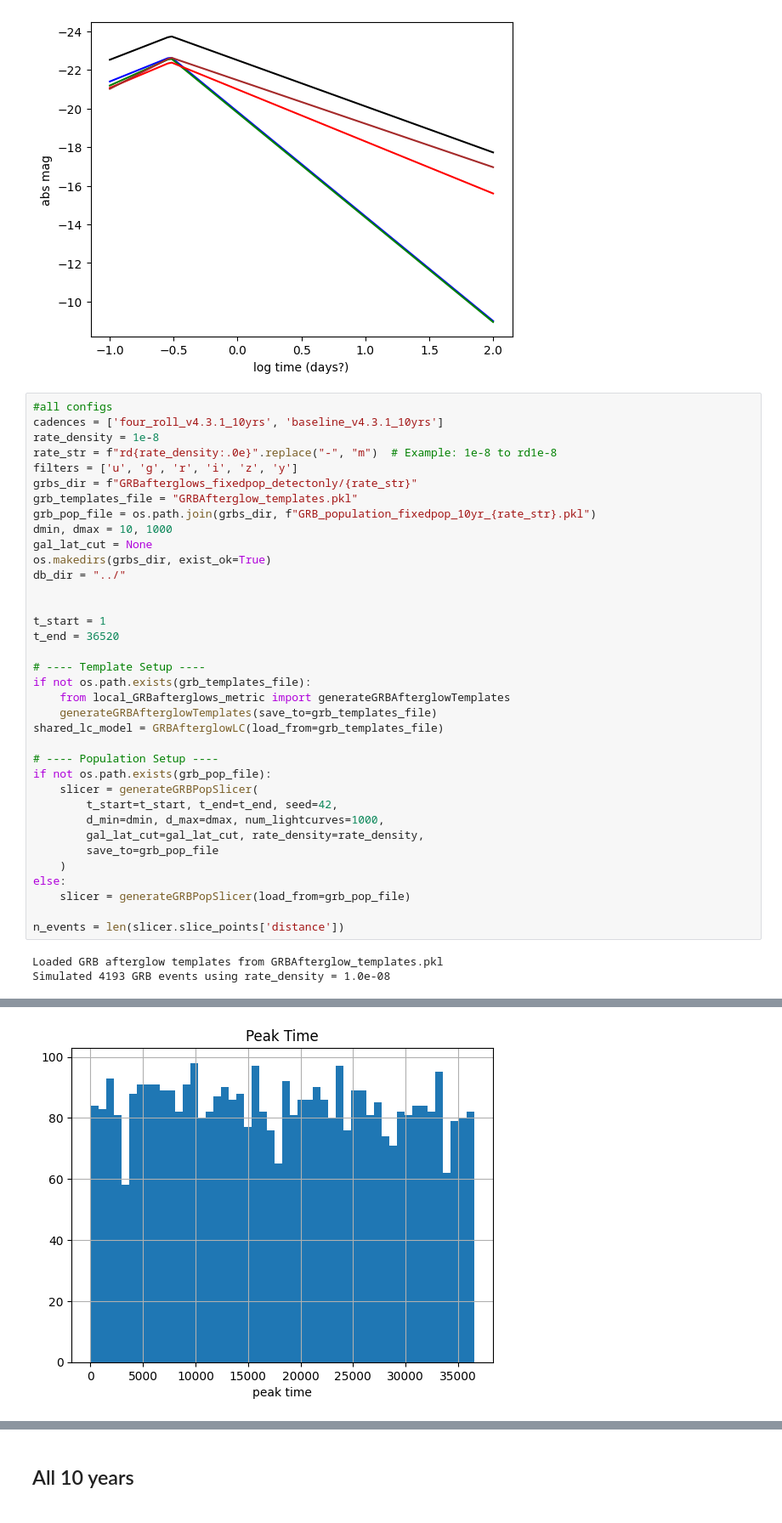
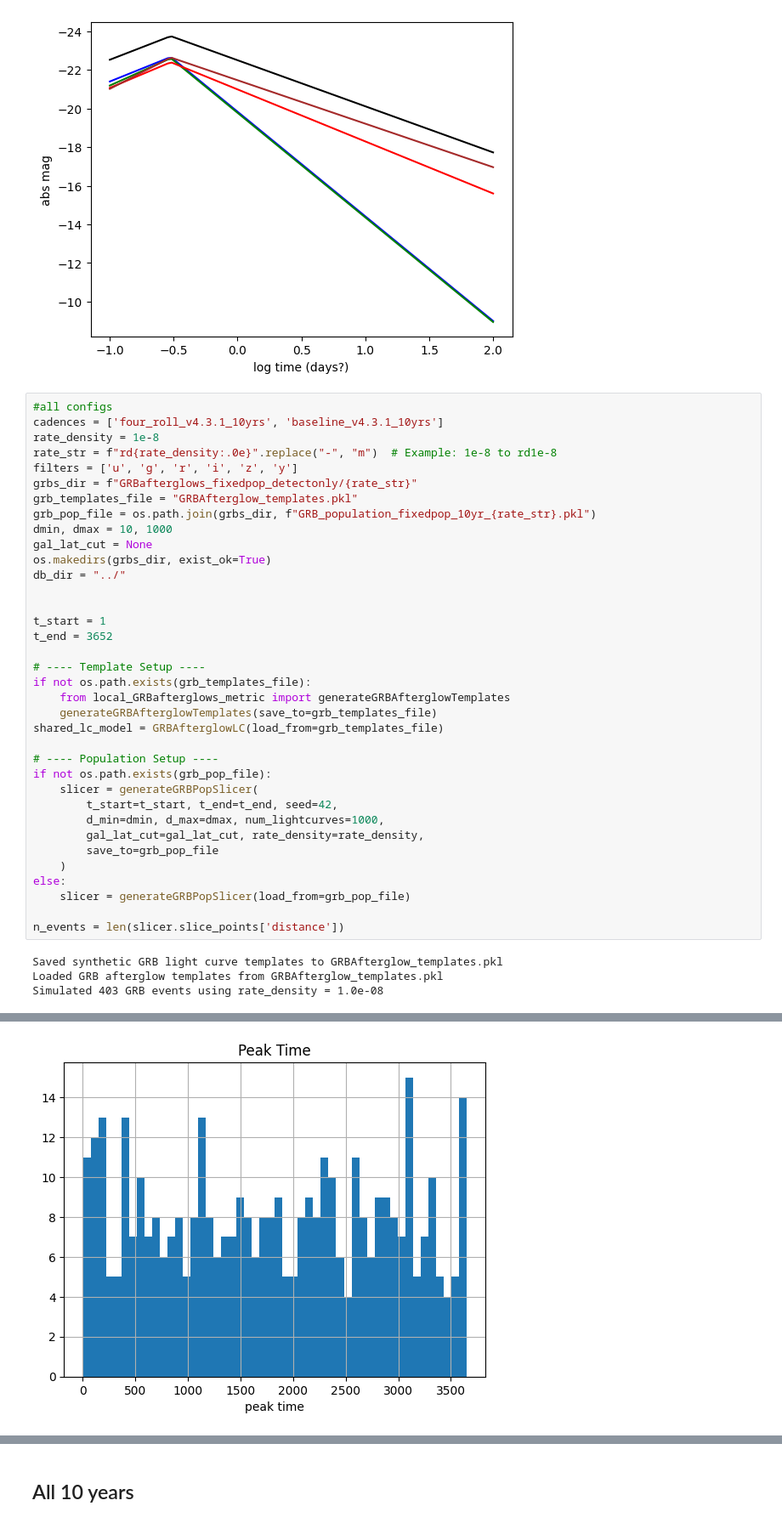
Before and after one commit to andra104/Multi_Transient_Metrics_Hub, a Jupyter notebook: GRBafterglows/working_local_fixedpop_GRBafterglows_script.ipynb, the cells around one changed output, grey strips where cells are left out. Shown at 85% size. Cells and saved outputs as stored; diff of their text form.

```diff
--- a/GRBafterglows/working_local_fixedpop_GRBafterglows_script.ipynb
+++ b/GRBafterglows/working_local_fixedpop_GRBafterglows_script.ipynb
@@ -140,7 +142,7 @@ db_dir = "../"
 
 
 t_start = 1
-t_end = 36520
+t_end = 3652
 
 # ---- Template Setup ----
 if not os.path.exists(grb_templates_file):
@@ -161,5 +163,6 @@ else:
 
 n_events = len(slicer.slice_points['distance'])
 # %% [output]
+Saved synthetic GRB light curve templates to GRBAfterglow_templates.pkl
 Loaded GRB afterglow templates from GRBAfterglow_templates.pkl
-Simulated 4193 GRB events using rate_density = 1.0e-08
+Simulated 403 GRB events using rate_density = 1.0e-08
@@ -168 +171 @@ Simulated 4193 GRB events using rate_density = 1.0e-08
-[figure, old version]
+[figure, new version]
```
Also changed, not shown: parts of 5 cells of this notebook, 18 other files.
